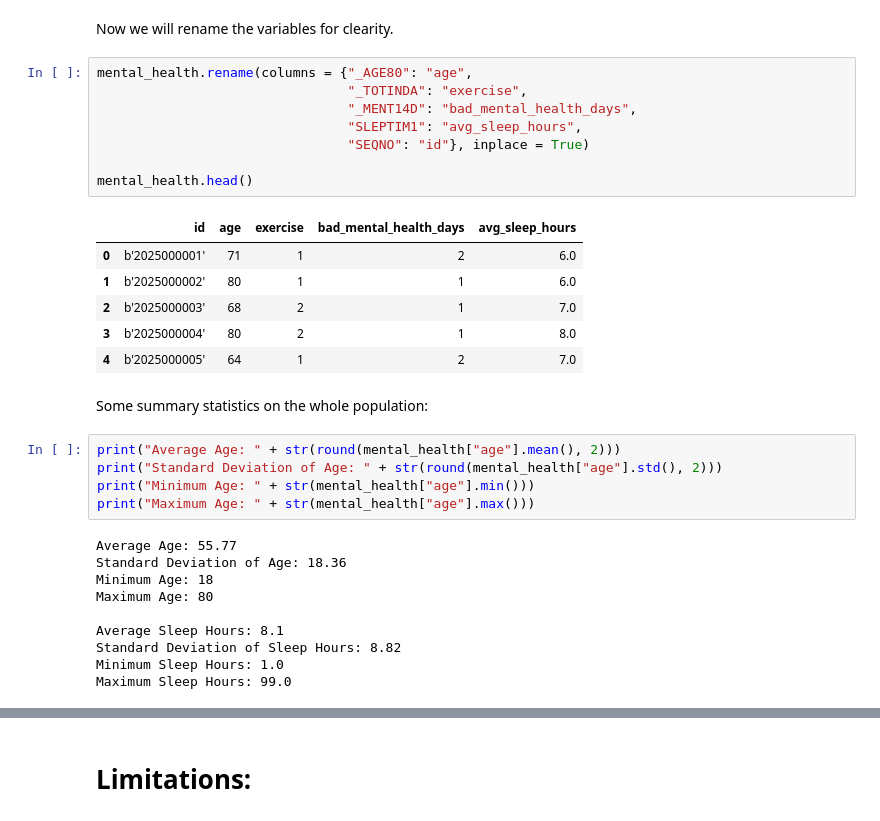
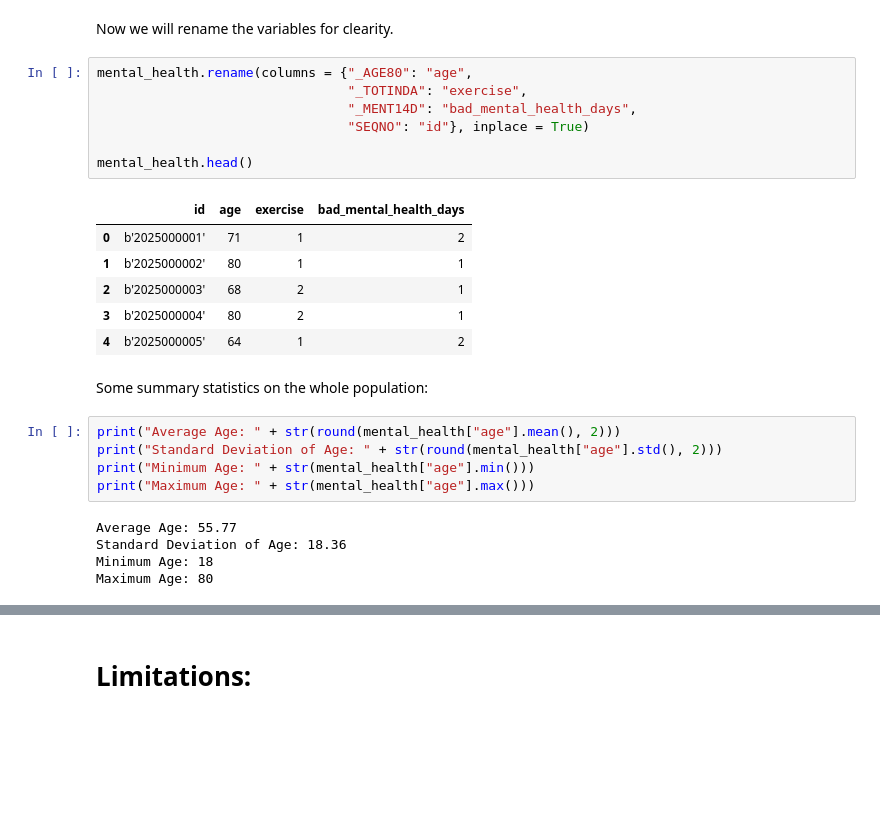
Before and after one commit to rem388/DataScienceProject, a Jupyter notebook: Phase2.ipynb, the cells around one changed output, grey strips where cells are left out. Drawn from its saved outputs; the diff is of its cells as text; blank space fills up the shorter version.

```diff
--- a/Phase2.ipynb
+++ b/Phase2.ipynb
@@ -394,18 +390,17 @@ Now we will rename the variables for clearity.
 # %%
 mental_health.rename(columns = {"_AGE80": "age",
                                 "_TOTINDA": "exercise",
                                 "_MENT14D": "bad_mental_health_days",
-                                "SLEPTIM1": "avg_sleep_hours",
                                 "SEQNO": "id"}, inplace = True)
 
 mental_health.head()
 # %% [output]
-|  | id | age | exercise | bad_mental_health_days | avg_sleep_hours |
-| 0 | b'2025000001' | 71 | 1 | 2 | 6.0 |
-| 1 | b'2025000002' | 80 | 1 | 1 | 6.0 |
-| 2 | b'2025000003' | 68 | 2 | 1 | 7.0 |
-| 3 | b'2025000004' | 80 | 2 | 1 | 8.0 |
-| 4 | b'2025000005' | 64 | 1 | 2 | 7.0 |
+|  | id | age | exercise | bad_mental_health_days |
+| 0 | b'2025000001' | 71 | 1 | 2 |
+| 1 | b'2025000002' | 80 | 1 | 1 |
+| 2 | b'2025000003' | 68 | 2 | 1 |
+| 3 | b'2025000004' | 80 | 2 | 1 |
+| 4 | b'2025000005' | 64 | 1 | 2 |
 # %% [markdown]
 Some summary statistics on the whole population:
 # %%
@@ -418,8 +413,3 @@ Average Age: 55.77
 Standard Deviation of Age: 18.36
 Minimum Age: 18
 Maximum Age: 80
-
-Average Sleep Hours: 8.1
-Standard Deviation of Sleep Hours: 8.82
-Minimum Sleep Hours: 1.0
-Maximum Sleep Hours: 99.0
```
Also changed, not shown: parts of 5 cells of this notebook, 1 other file.
